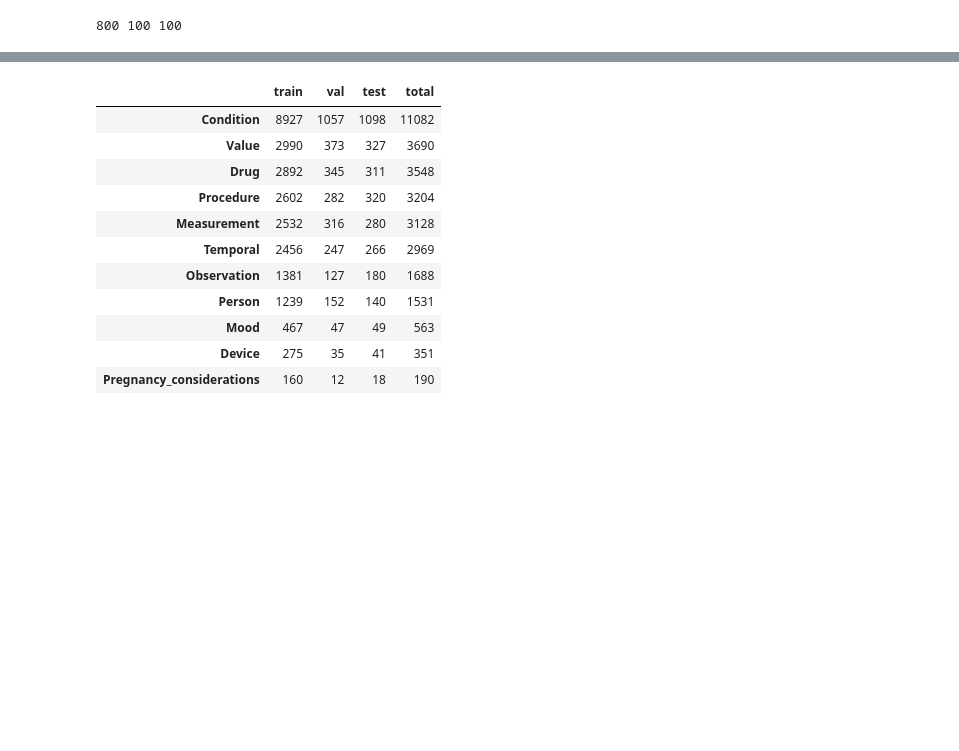
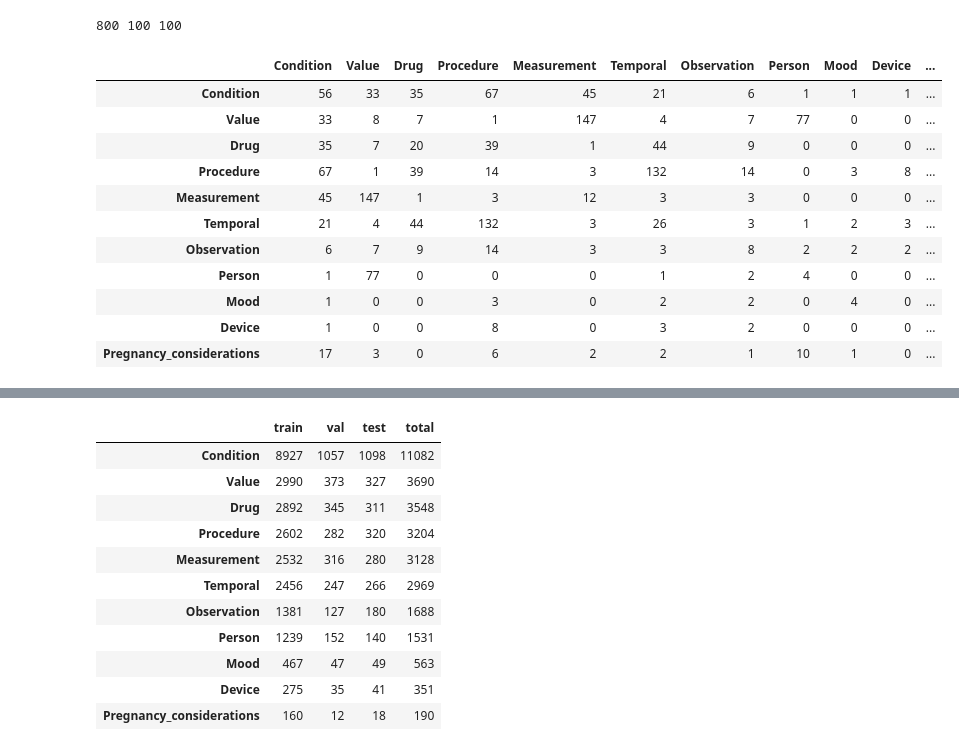
Before and after one commit to jlopetegui98/NER-ClinicalTrials-Eligibility-Criteria, a Jupyter notebook: DataAnalysis/data_processing.ipynb, the cells around one changed output, grey strips where cells are left out. Drawn from its saved outputs; the diff is of its cells as text; code cells hidden in the pictures; blank space fills up the shorter version.

```diff
--- a/DataAnalysis/data_processing.ipynb
+++ b/DataAnalysis/data_processing.ipynb
@@ -410,0 +402,22 @@ dict_entities_test = save_selected_entities(test_trials, selected_entities, data
+# %%
+# plot a heatmap with the conflicts
+conflicts_dict = {key: {key_: 0 for key_ in selected_entities} for key in selected_entities}
+for conf_dic in [conflicts_train, conflicts_val, conflicts_test]:
+    for key, value in conf_dic.items():
+        for key_, value_ in value.items():
+            conflicts_dict[key][key_] += value_
+conflicts_df = pd.DataFrame.from_dict(conflicts_dict)
+conflicts_df
+# %% [output]
+|  | Condition | Value | Drug | Procedure | Measurement | Temporal | Observation | Person | Mood | Device | ... |
+| Condition | 56 | 33 | 35 | 67 | 45 | 21 | 6 | 1 | 1 | 1 | ... |
+| Value | 33 | 8 | 7 | 1 | 147 | 4 | 7 | 77 | 0 | 0 | ... |
+| Drug | 35 | 7 | 20 | 39 | 1 | 44 | 9 | 0 | 0 | 0 | ... |
+| Procedure | 67 | 1 | 39 | 14 | 3 | 132 | 14 | 0 | 3 | 8 | ... |
+| Measurement | 45 | 147 | 1 | 3 | 12 | 3 | 3 | 0 | 0 | 0 | ... |
+| Temporal | 21 | 4 | 44 | 132 | 3 | 26 | 3 | 1 | 2 | 3 | ... |
+| Observation | 6 | 7 | 9 | 14 | 3 | 3 | 8 | 2 | 2 | 2 | ... |
+| Person | 1 | 77 | 0 | 0 | 0 | 1 | 2 | 4 | 0 | 0 | ... |
+| Mood | 1 | 0 | 0 | 3 | 0 | 2 | 2 | 0 | 4 | 0 | ... |
+| Device | 1 | 0 | 0 | 8 | 0 | 3 | 2 | 0 | 0 | 0 | ... |
+| Pregnancy_considerations | 17 | 3 | 0 | 6 | 2 | 2 | 1 | 10 | 1 | 0 | ... |
```
Also changed, not shown: parts of 12 cells of this notebook.
